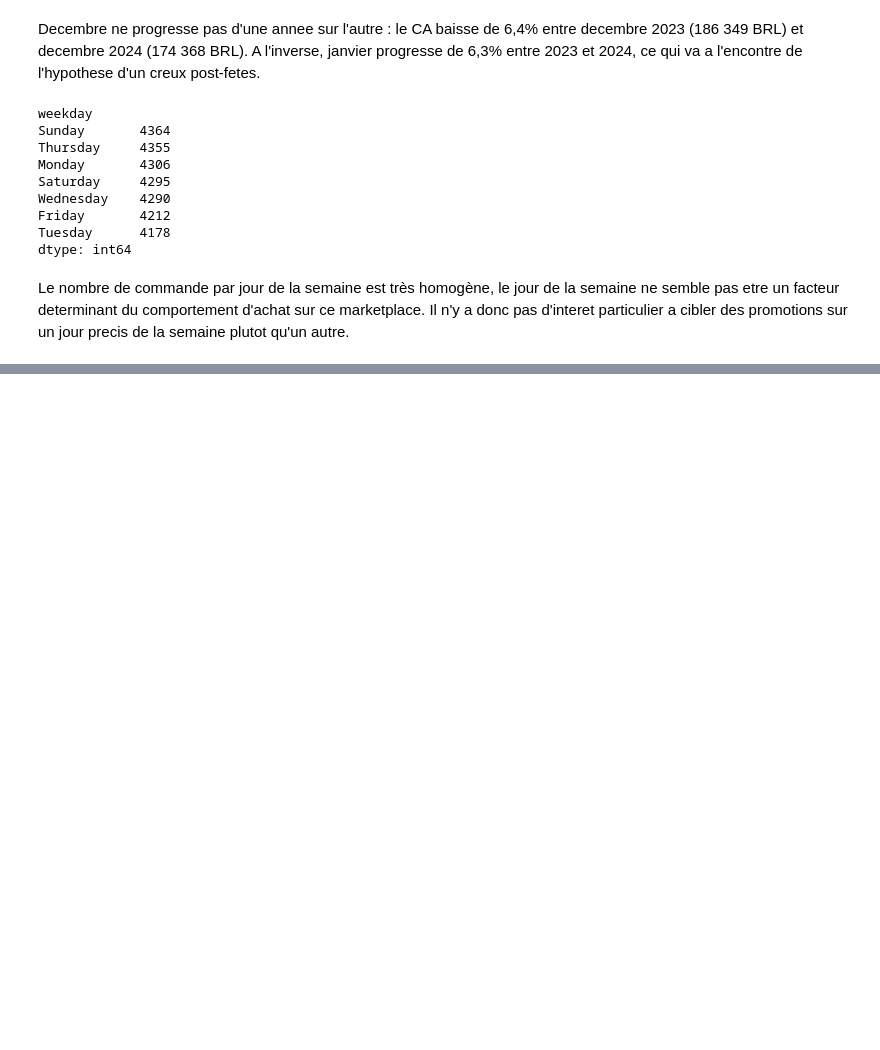
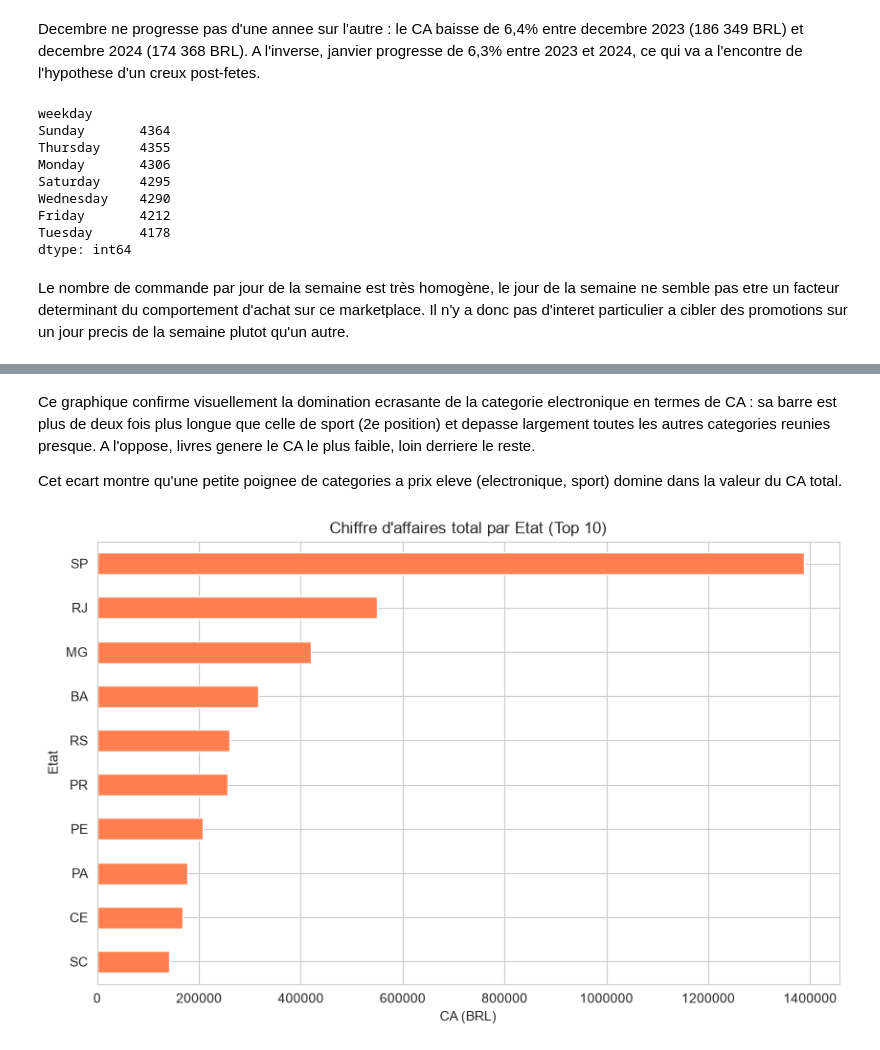
Before and after one commit to Mace-Erwan/Analyse-d-un-marketplace-e-commerce, a Jupyter notebook: Analyse.ipynb, the cells around one changed output, grey strips where cells are left out. Drawn from its saved outputs; the diff is of its cells as text; code cells hidden in the pictures; blank space fills up the shorter version.

```diff
--- a/Analyse.ipynb
+++ b/Analyse.ipynb
@@ -255,0 +290,10 @@ Le nombre de commande par jour de la semaine est très homogène, le jour de la
+# %%
+state_stats = orders.groupby("customer_state").agg(
+    nb_commandes=("order_id", "count"),
+    ca_total=("price", "sum"),
+    panier_moyen=("price", "mean"),
+    note_moyenne=("review_score", "mean"),
+    delai_moyen=("delivery_days", "mean"),
+).round(2).sort_values("ca_total", ascending=False)
+
+print(state_stats)
@@ -255,0 +333,23 @@ Le nombre de commande par jour de la semaine est très homogène, le jour de la
+# %% [markdown]
+Ce graphique confirme visuellement la domination ecrasante de la categorie electronique en termes de CA : sa barre est plus de deux fois plus longue que celle de sport (2e position) et depasse largement toutes les autres categories reunies presque. A l'oppose, livres genere le CA le plus faible, loin derriere le reste.
+
+Cet ecart montre qu'une petite poignee de categories a prix eleve (electronique, sport) domine dans la valeur du CA total.
+# %%
+# On trie le CA par etat du plus grand au plus petit, puis on garde le top 10
+top10_states = state_stats["ca_total"].sort_values(ascending=False).head(10)
+
+# On re-trie en ordre croissant pour un bel affichage en barres horizontales
+top10_states = top10_states.sort_values()
+
+# Creation du graphique en barres horizontales
+top10_states.plot(kind="barh", figsize=(10, 6), color="coral")
+plt.title("Chiffre d'affaires total par Etat (Top 10)")
+plt.xlabel("CA (BRL)")
+plt.ylabel("Etat")
+
+# Desactive la notation scientifique (1e6) pour un affichage plus lisible
+plt.ticklabel_format(style="plain", axis="x")
+
+plt.show()
+# %% [output]
+[figure, added]
```
Also changed, not shown: parts of 7 cells of this notebook.
